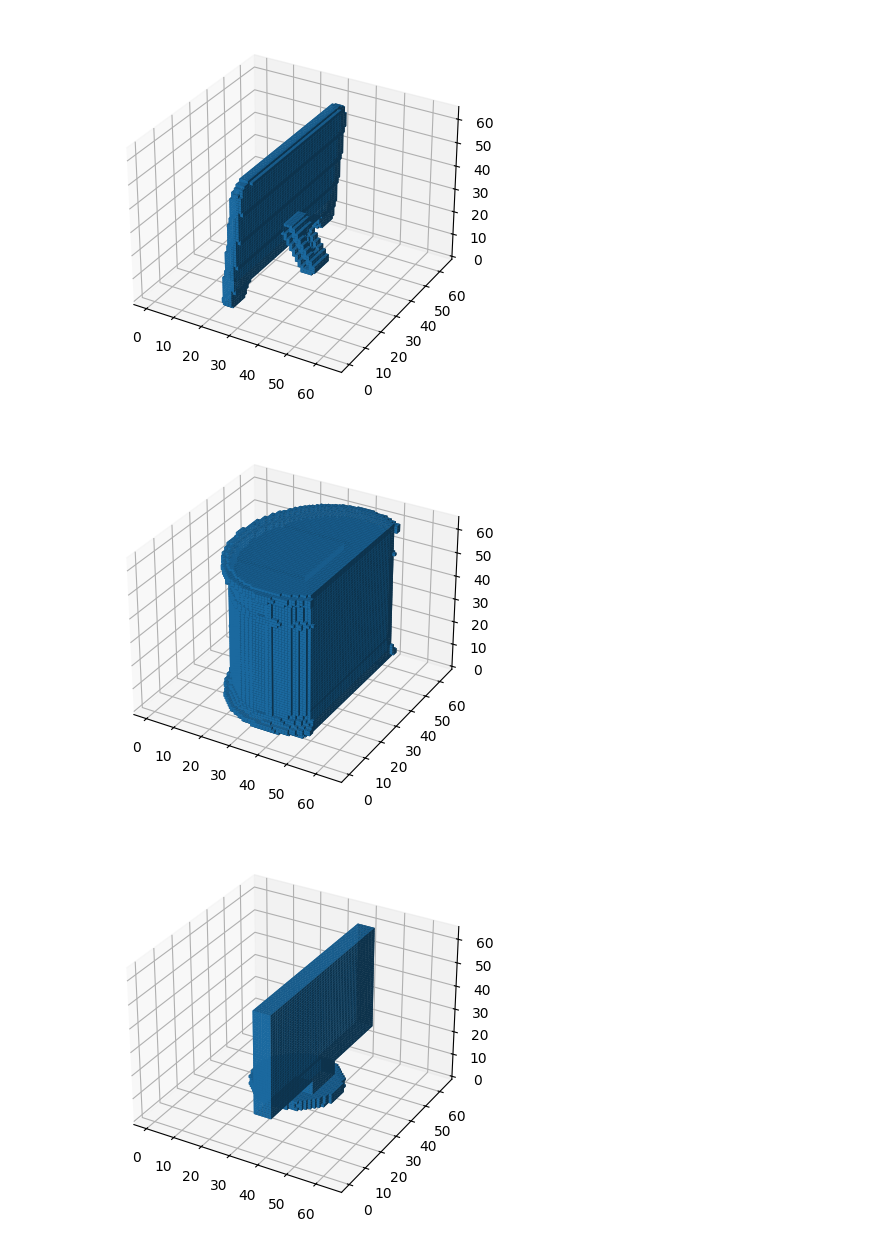
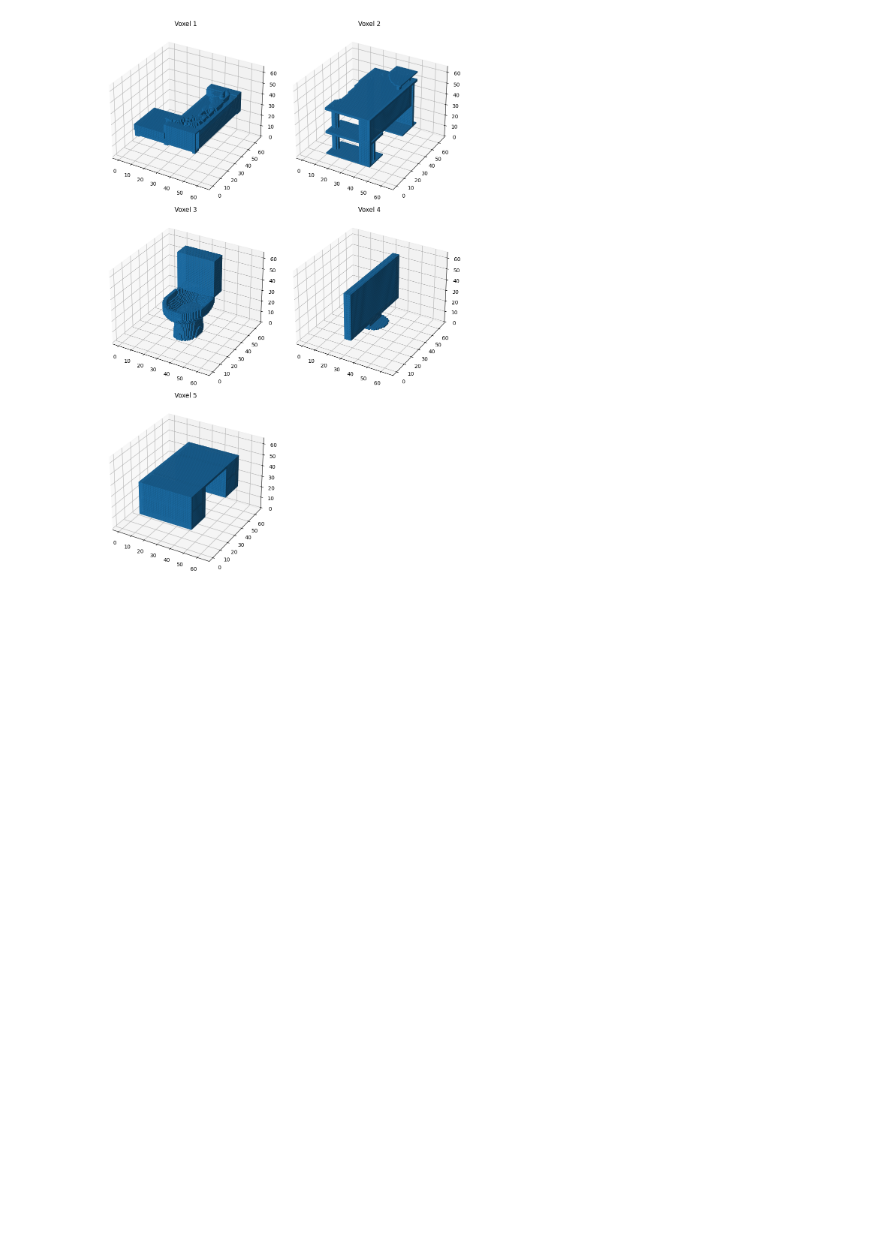
Before and after one commit to buzzCraft/ACIT-4030, a Jupyter notebook: 3d_gan_notes.ipynb, the cells around one changed output. Drawn from its saved outputs; the diff is of its cells as text; code cells hidden in the pictures; blank space fills up the shorter version.

```diff
--- a/3d_gan_notes.ipynb
+++ b/3d_gan_notes.ipynb
@@ -17,12 +17,20 @@ class_map = data["class_map"]  # Dictionary mapping the labels to their class na
 # %%
 # Helper functions
 
+# Plot the voxels
+def plot_voxels(voxels, threshold=0.5):
+    n = len(voxels)
+    n_rows = (n + 1) // 2  # Calculate the number of rows needed for the given number of voxels
 
-# Plot a 3D voxel sample
-def plot_voxel(voxel, threshold=0.5):
-    binary_voxel = voxel > threshold
-    ax = plt.figure().add_subplot(projection="3d")
-    ax.voxels(binary_voxel)
+    fig = plt.figure(figsize=(10, 5 * n_rows))
+
+    for idx, voxel in enumerate(voxels):
+        binary_voxel = voxel > threshold
+        ax = fig.add_subplot(n_rows, 2, idx + 1, projection="3d")
+        ax.voxels(binary_voxel)
+        ax.set_title(f'Voxel {idx + 1}')
+
+    plt.tight_layout()
     plt.show()
 
 
@@ -230,11 +238,7 @@ class Discriminator(torch.nn.Module):
 # %%
 # Task A: Show 5 samples from the dataset
 
-# Plot 5 samples from the dataset
-for i in range(5):
-    random_index = np.random.randint(0, len(train_voxel))
-    plot_voxel(train_voxel[random_index])
+random_index = [np.random.randint(0, len(train_voxel)) for _ in range(5)]
+plot_voxels(train_voxel[random_index])
 # %% [output]
-[figure, old version]
+[figure, new version]
-[figure, removed]
-[figure, removed]
```
Also changed, not shown: parts of 9 cells of this notebook.
